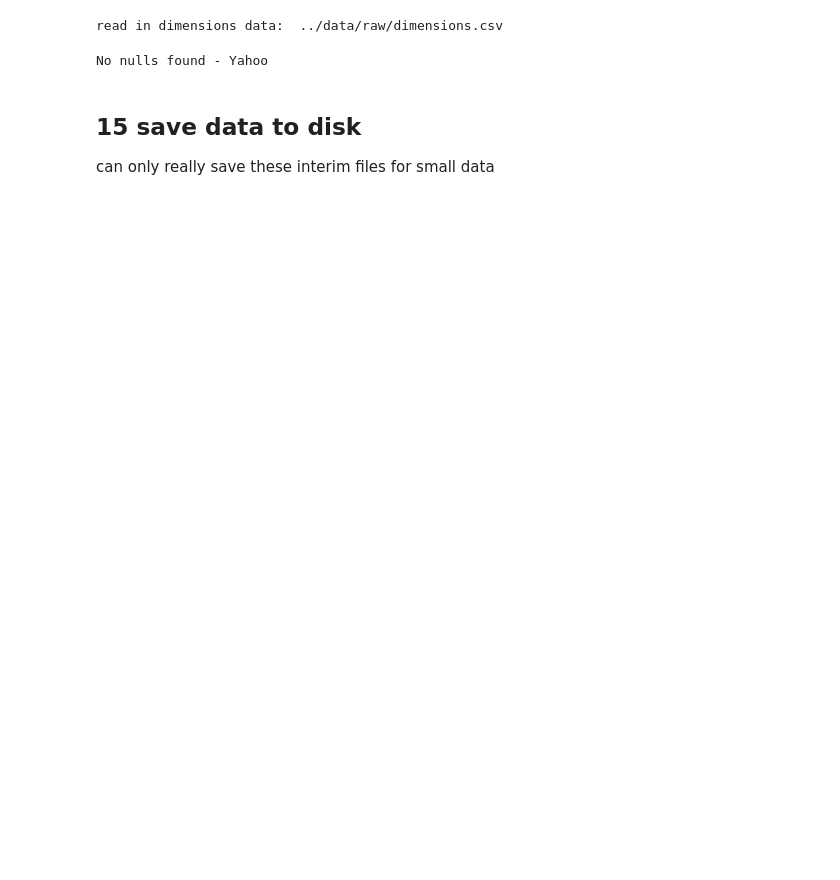
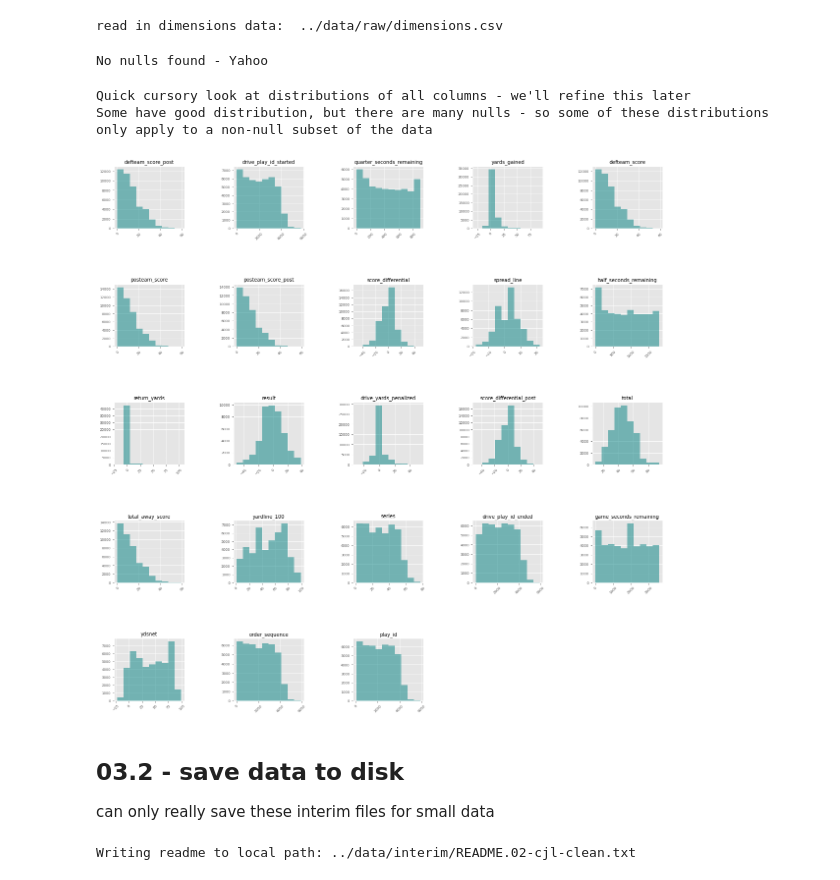
Before and after one commit to cjlcoursework/nfl_capstone, a Jupyter notebook: notebooks/02-cjl-clean.ipynb, the cells around one changed output. Drawn from its saved outputs; the diff is of its cells as text; code cells hidden in the pictures; blank space fills up the shorter version.

```diff
--- a/notebooks/02-cjl-clean.ipynb
+++ b/notebooks/02-cjl-clean.ipynb
@@ -92,13 +103,15 @@ import src.data.nfl_utils as nfl
 # %%
-AWS_S3_BUCKET = "cjl-project-data"
-AWS_S3_PREFIX = "nfl_capstone/data/raw"
+FILE_TO_CLEAN="nflverse.2018.reviewed.parquet"
+
+AWS_S3_BUCKET = os.getenv('AWS_S3_BUCKET')
+AWS_S3_PREFIX = os.getenv('AWS_S3_RAW_PREFIX')
 
 RAW_DATA_PATH = '../data/raw'
 INTERIM_DATA_PATH = '../data/interim'
-USE_CONNECTION = "DB_FILENAME_URL"  # DB_FILENAME_URL for csv or DB_CONNECTION_URL for postgres
+USE_CONNECTION = "DB_CONNECTION_URL"  # DB_FILENAME_URL for csv or DB_CONNECTION_URL for postgres
 
 #inputs
-DATA_FILE = os.path.join(INTERIM_DATA_PATH, "nflverse.2009.reviewed.parquet")
+DATA_FILE = os.path.join(INTERIM_DATA_PATH, FILE_TO_CLEAN)
 TEAMS_DATA = os.path.join(RAW_DATA_PATH, "nfl_teams_scraped.csv")
 DIMENSIONS_DATA = os.path.join(RAW_DATA_PATH, "dimensions.csv")
 
@@ -436,8 +454,23 @@ else:
     plot_missing(fact_metrics_df, missing_only=True)
 # %% [output]
 No nulls found - Yahoo
+# %%
+print("Quick cursory look at distributions of all columns - we'll refine this later")
+print("Some have good distribution, but there are many nulls - so some of these distributions only apply to a non-null subset of the data")
+
+fact_metrics_df.reset_index(inplace=True)
+cols = set(fact_metrics_df.loc[(fact_metrics_df.unique_counts > 50), 'column_name'])
+
+plt.style.use('ggplot')
+plt.rcParams['font.size'] = 7
+data_df[cols].hist(figsize=(20,20), xrot=45, color='teal', alpha=.5)
+plt.subplots_adjust(hspace=.9, wspace=.7);
+# %% [output]
+Quick cursory look at distributions of all columns - we'll refine this later
+Some have good distribution, but there are many nulls - so some of these distributions only apply to a non-null subset of the data
+[figure, added]
 # %% [markdown]
-## 15 save data to disk
+## 03.2 - save data to disk
 can only really save these interim files for small data
 # %%
 data_df.to_parquet(GAMEPLAY_FACTS_DF_NAME, engine='fastparquet', compression='snappy')
@@ -445,10 +478,18 @@ dimensions_df.to_parquet(GAMEPLAY_DIM_DF_NAME, engine='fastparquet', compression
 analytics_df.to_parquet(ANALYTICS_DF_NAME, engine='fastparquet', compression='snappy')
 admin_df.to_parquet(ADMIN_DF_NAME, engine='fastparquet', compression='snappy')
 # %%
-with open(READ_ME, 'w') as f:
-    f.write(f"\n{os.path.basename(GAMEPLAY_FACTS_DF_NAME)}\ta clean version of gameplay with just the core facts")
-    f.write(f"\n{os.path.basename(GAMEPLAY_DIM_DF_NAME)}\ta less-clean version of gameplay dimensions that are only non-null for specific kinds of facts")
-    f.write(f"\n{os.path.basename(ANALYTICS_DF_NAME)}\tmove all probabilities and stats into a separate dataset - they could be useful later")
-    f.write(f"\n{os.path.basename(ADMIN_DF_NAME)}\tmove all gameplay records that are not really plays (e.g. 'Quarter end' to this dataset")
-    f.write(f"\n{os.path.basename(METRICS_OUTPUT_TABLE_NAME)}.csv\toptionally - we might save the metrics in a file instead of a database")
-    f.write(f"\n{os.path.basename(CATEGORY_OUTPUT_TABLE_NAME)}.csv\toptionally we might save the metrics categories in a file instead of a database")
+if not os.path.exists(READ_ME):
+    print("Writing readme to local path:",READ_ME)
+
+    pd.DataFrame([
+        {'file': {os.path.basename(GAMEPLAY_FACTS_DF_NAME)}, 'desc': 'clean version of gameplay with just the core facts'},
+        {'file': {os.path.basename(GAMEPLAY_DIM_DF_NAME)}, 'desc': 'less-clean version of gameplay dimensions that are only non-null for specific kinds of facts'},
+        {'file': {os.path.basename(ANALYTICS_DF_NAME)}, 'desc': 'move all probabilities and stats into a separate dataset - they could be useful later'},
+        {'file': {os.path.basename(ADMIN_DF_NAME)}, 'desc': 'move all gameplay records that are not really plays (e.g. \'Quarter end\' to this dataset'},
+        {'file': {os.path.basename(METRICS_OUTPUT_TABLE_NAME)}, 'desc': 'optional - when we save the categories to a file instead of a database'},
+        {'file': {os.path.basename(CATEGORY_OUTPUT_TABLE_NAME)}, 'desc': 'optional - when we save the categories to a file instead of a database'}
+    ]).to_csv(READ_ME, index=False)
+else:
+    print(READ_ME, " already exists")
+# %% [output]
+Writing readme to local path: ../data/interim/README.02-cjl-clean.txt
```
Also changed, not shown: parts of 19 cells of this notebook, 3 other files.
